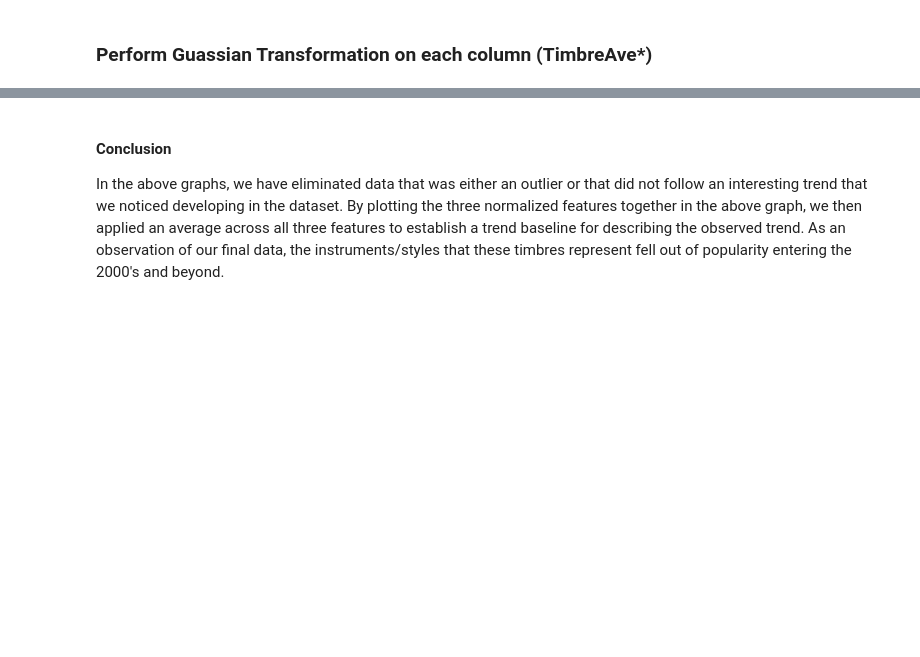
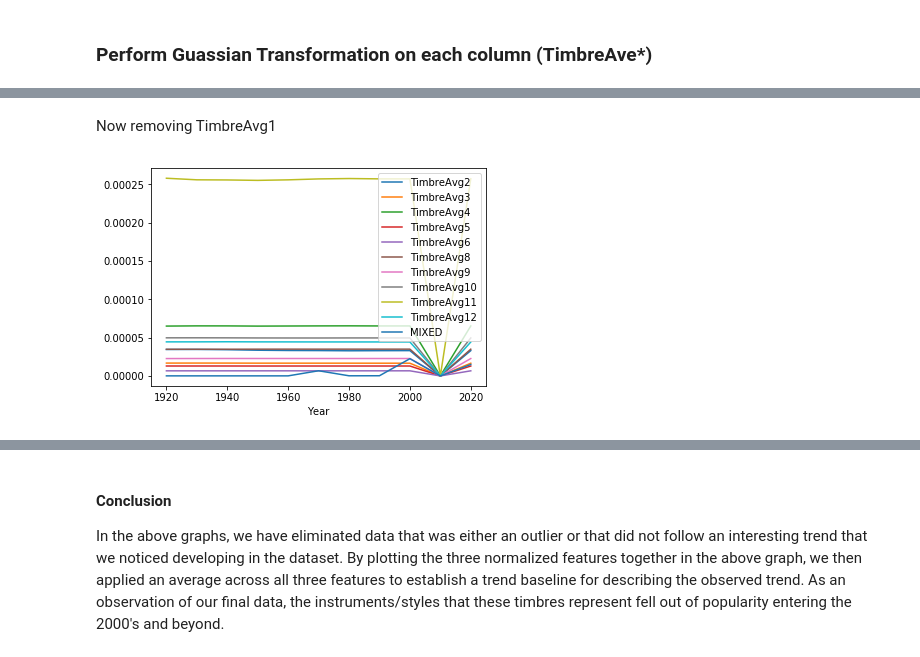
Before and after one commit to daltonhahn/eecs738-probably_interesting_data, a Jupyter notebook: notebooks/01-dahrla-prob-interesting-data-timbre.ipynb, the cells around one changed output, grey strips where cells are left out. Cells and saved outputs as stored; diff of their text form; code cells hidden in the pictures; blank space fills up the shorter version.

```diff
--- a/notebooks/01-dahrla-prob-interesting-data-timbre.ipynb
+++ b/notebooks/01-dahrla-prob-interesting-data-timbre.ipynb
@@ -206,0 +190,9 @@ plt.show()
+# %% [markdown]
+Now removing TimbreAvg1
+# %%
+ys.remove('TimbreAvg1')
+gauss_df['MIXED'] = mixed_df['MIXED']
+gauss_df.plot(x='Year', y=ys)
+plt.show()
+# %% [output]
+[figure, added]
```
Also changed, not shown: parts of 15 cells of this notebook.
